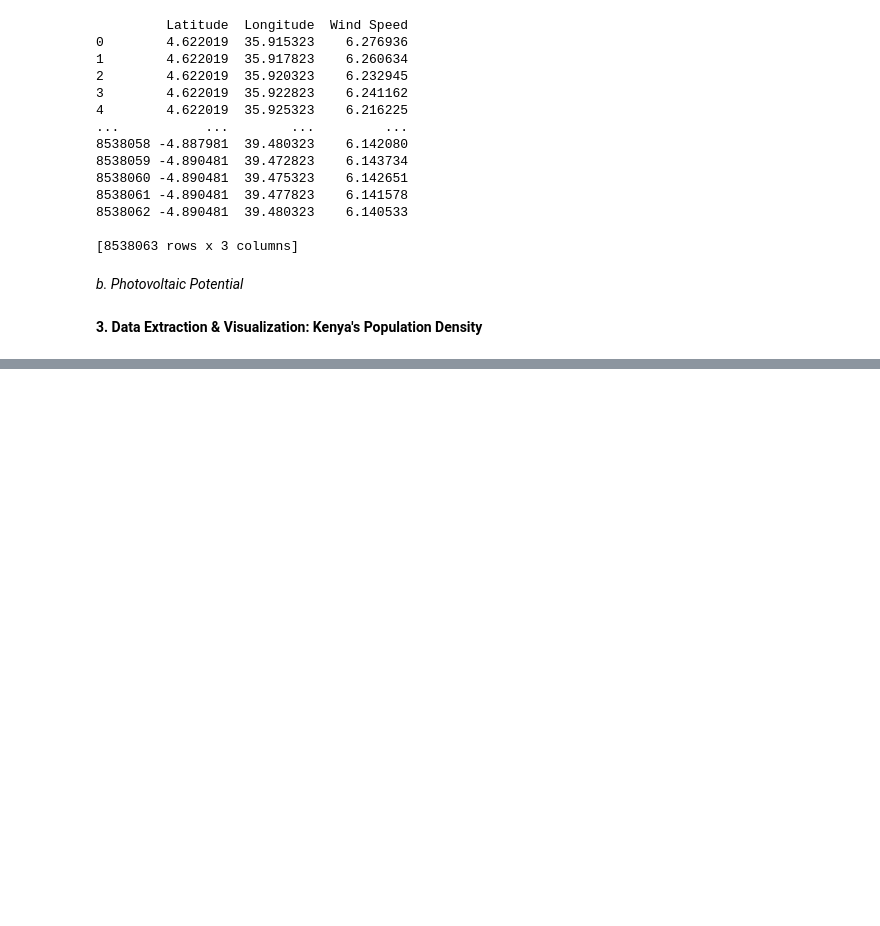
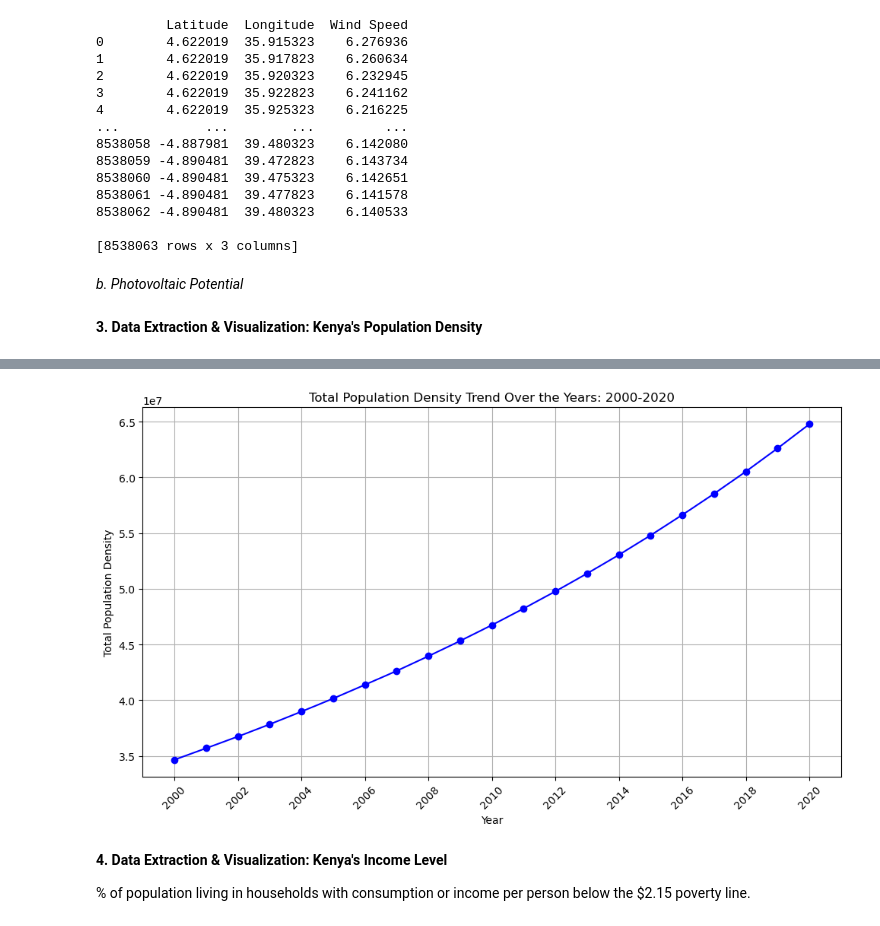
Before and after one commit to DavidGathimbaM/Energy-Access-and-Electrification-planning-in-Kenya, a Jupyter notebook: index_final.ipynb, the cells around one changed output, grey strips where cells are left out. Cells and saved outputs as stored; diff of their text form; code cells hidden in the pictures; blank space fills up the shorter version.

```diff
--- a/index_final.ipynb
+++ b/index_final.ipynb
@@ -249,0 +380,26 @@ print(wind_speed_df)
+# %%
+import glob
+import os
+
+# Define the path to your CSV files
+path = r'C:\Users\pc\Documents\Projects\Energy-Access-and-Electrification-planning-in-Kenya\data\pop_density_data\pop_density_data'
+pop_files = glob.glob(path + "/*.csv")
+
+# Initialize a list to hold each DataFrame
+pop_dfs = []
+
+# Loop over each file to process it
+for file in pop_files:
+    year = os.path.basename(file).split('.')[0]
+    pop_df = pd.read_csv(file)
+    pop_df = pop_df.rename(columns={'Z': year, 'X':'Latitude', 'Y':'Longitude'})
+
+    # Append the DataFrame to the list
+    pop_dfs.append(pop_df)
+
+# Merge all DataFrames on 'X' and 'Y' columns
+pop_density_df = pop_dfs[0]
+for pop_df in pop_dfs[1:]:
+    pop_density_df = pop_density_df.merge(pop_df, on=['Latitude', 'Longitude'], how='outer')
+
+pop_density_df
@@ -249,0 +464,22 @@ print(wind_speed_df)
+# %%
+# Total population density per year
+year_columns = pop_density_df.columns[2:]
+annual_total_density = pop_density_df[year_columns].sum()
+
+# Plot the trend
+plt.figure(figsize=(10, 6))
+plt.plot(annual_total_density.index, annual_total_density.values, marker='o', color='b')
+plt.xlabel("Year")
+plt.ylabel("Total Population Density")
+plt.title("Total Population Density Trend Over the Years: 2000-2020")
+plt.grid(True)
+plt.xticks(ticks=annual_total_density.index[::2], rotation=45)
+
+plt.tight_layout()
+plt.show()
+# %% [output]
+[figure, added]
+# %% [markdown]
+**4. Data Extraction & Visualization: Kenya's Income Level**
+
+% of population living in households with consumption or income per person below the $2.15 poverty line.
```
Also changed, not shown: parts of 11 cells of this notebook.
